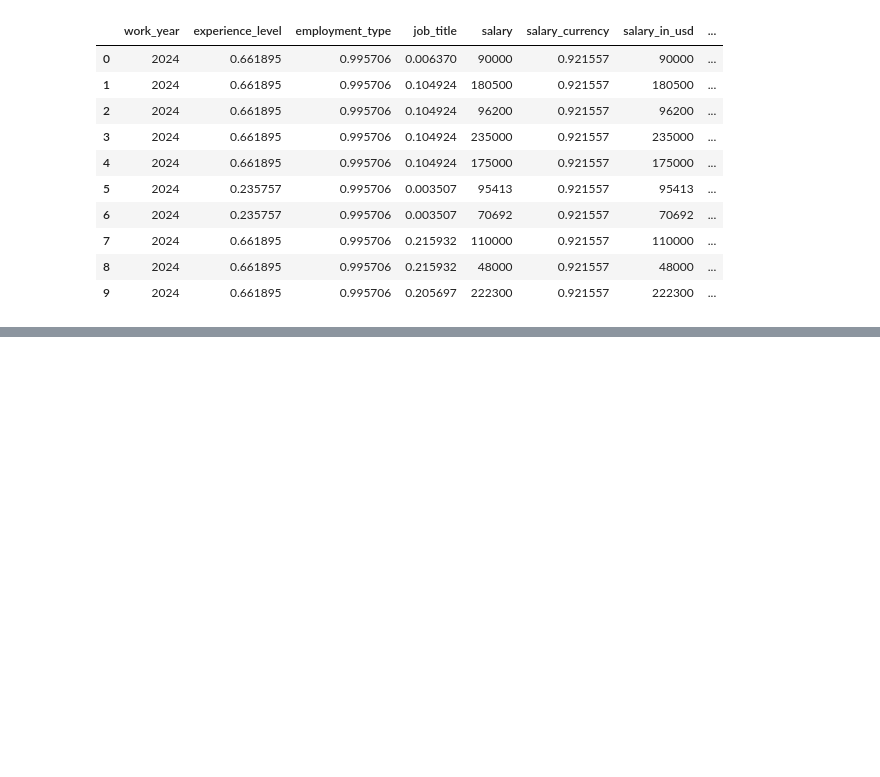
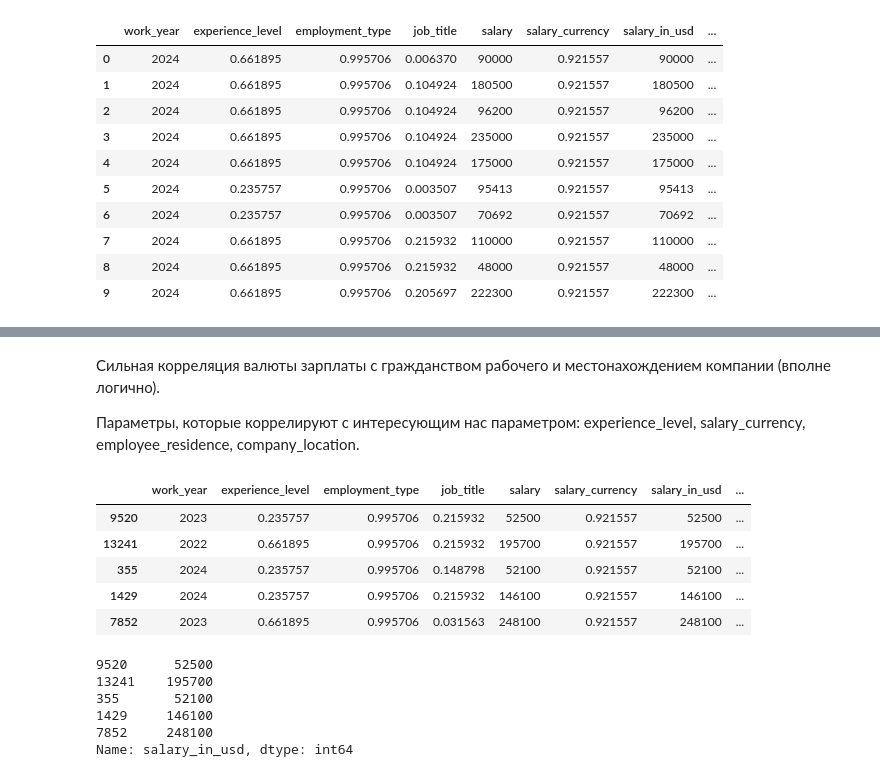
Before and after one commit to MargoNupreichik/DS_jobs_salaries_analysis, a Jupyter notebook: ds_job_salaries.ipynb, the cells around one changed output, grey strips where cells are left out. Cells and saved outputs as stored; diff of their text form; code cells hidden in the pictures; blank space fills up the shorter version.

Commit message:
data is divided into test and training samples, code refactoring

```diff
--- a/ds_job_salaries.ipynb
+++ b/ds_job_salaries.ipynb
@@ -168,0 +166,38 @@ df.head(n=10)
+# %% [markdown]
+Сильная корреляция валюты зарплаты с гражданством рабочего и местонахождением компании (вполне логично).
+
+
+Параметры, которые коррелируют с интересующим нас параметром: experience_level, salary_currency, employee_residence, company_location.
+# %%
+# разделение выборки на тренировочную и тестовую
+
+from sklearn.model_selection import train_test_split
+
+X = df.iloc[:, :-1]
+y = df.iloc[:, -1]
+
+# split the dataset
+X_train, X_test, y_train, y_test = train_test_split(
+    X, y, test_size=0.4, random_state=42)
+X_train.head()
+# %% [output]
+|  | work_year | experience_level | employment_type | job_title | salary | salary_currency | salary_in_usd | ... |
+| 9520 | 2023 | 0.235757 | 0.995706 | 0.215932 | 52500 | 0.921557 | 52500 | ... |
+| 13241 | 2022 | 0.661895 | 0.995706 | 0.215932 | 195700 | 0.921557 | 195700 | ... |
+| 355 | 2024 | 0.235757 | 0.995706 | 0.148798 | 52100 | 0.921557 | 52100 | ... |
+| 1429 | 2024 | 0.235757 | 0.995706 | 0.215932 | 146100 | 0.921557 | 146100 | ... |
+| 7852 | 2023 | 0.661895 | 0.995706 | 0.031563 | 248100 | 0.921557 | 248100 | ... |
+# %%
+train_answ = X_train['salary_in_usd'].copy(deep = True)
+X_train = X_train.drop('salary_in_usd', axis=1)
+test_answ = X_test['salary_in_usd'].copy(deep = True)
+X_test = X_test.drop('salary_in_usd', axis=1)
+
+train_answ.head()
+# %% [output]
+9520      52500
+13241    195700
+355       52100
+1429     146100
+7852     248100
+Name: salary_in_usd, dtype: int64
```
Also changed, not shown: parts of 11 cells of this notebook.
